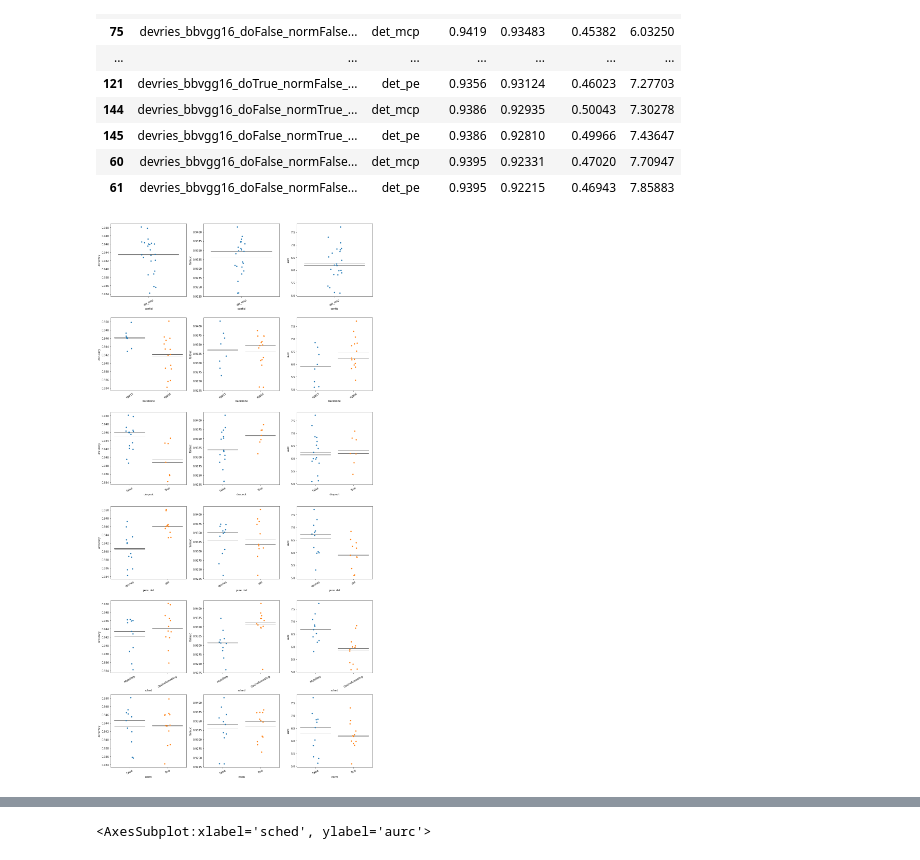
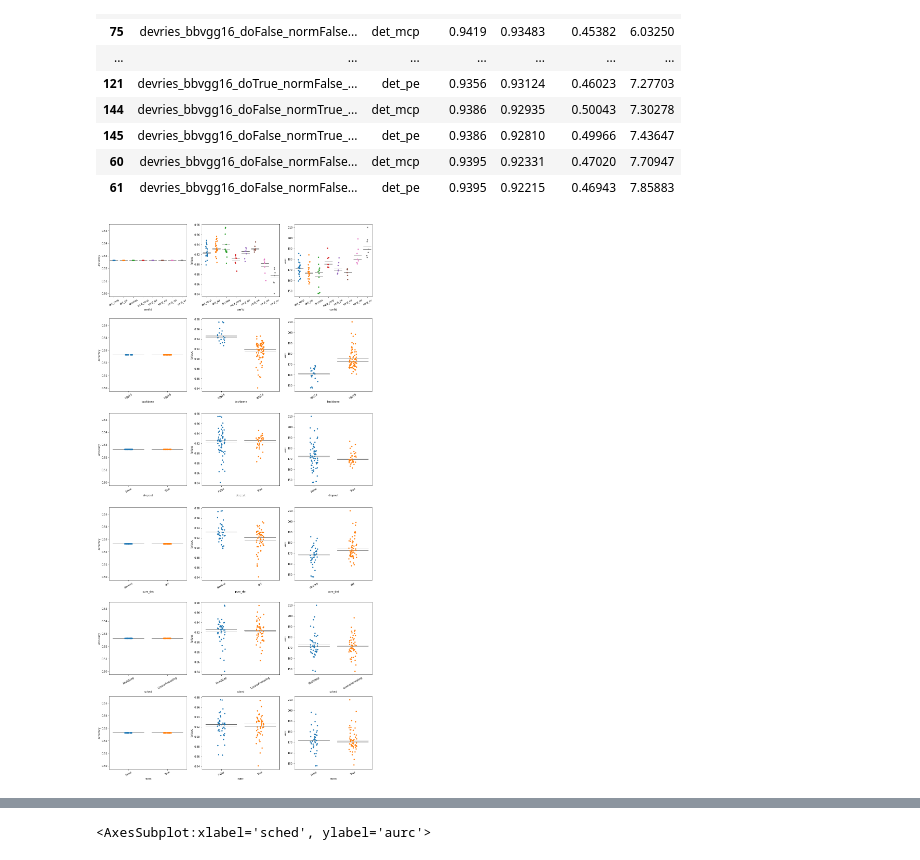
Before and after one commit to IML-DKFZ/fd-shifts, a Jupyter notebook: notebooks/devries_sweep_analysis.ipynb, the cells around one changed output, grey strips where cells are left out. Saved outputs shown, nothing was run; the diff lists cells and outputs as text; code cells hidden in the pictures.

```diff
--- a/notebooks/devries_sweep_analysis.ipynb
+++ b/notebooks/devries_sweep_analysis.ipynb
@@ -124,19 +124,21 @@ df["sched"] = df.apply(lambda row: row["name"].split("sched")[1], axis=1)
 df["pure_det"] = df.apply(lambda row: row["name"].split("_")[0], axis=1)
 df["norm"] = df.apply(lambda row: row["name"].split("norm")[1].split("_")[0], axis=1)
 # %%
-data =  df[(df.study == "iid_study") & (df.confid=="det_mcp") ]
+data =  df[(df.study == "new_class_study_tinyimagenet_resize_original_mode") ]
 #data =  df[(df.study == "iid_study")  & (df.backbone == "vgg16") ]
+
+
 dims = ["confid", "backbone", "dropout", "pure_det", "sched", "norm"]
 metrics = ["accuracy", "failauc", "aurc"]
 scale = 5
 f, axs = plt.subplots(nrows=len(dims), ncols=len(metrics), figsize=(len(metrics)*scale, len(dims)*scale))
 for xix, dim in enumerate(dims):
     for yix, metric in enumerate(metrics):
         y = metric
         sns.stripplot(ax=axs[xix, yix], x=dim, y=metric, data=data)
         sns.boxplot(ax=axs[xix, yix], x=dim, y=metric, data=data, saturation=0, showbox=False, showcaps=False, showfliers=False, whiskerprops=whiskerprops, showmeans=True, meanprops=meanprops, meanline=True)
         axs[xix, yix].set_xticklabels(axs[xix, yix].get_xticklabels(),rotation=30)
 
 plt.tight_layout()
 # %% [output]
-[figure, old version]
+[figure, new version]
```
Also changed, not shown: parts of 3 cells of this notebook, 22 other files.
